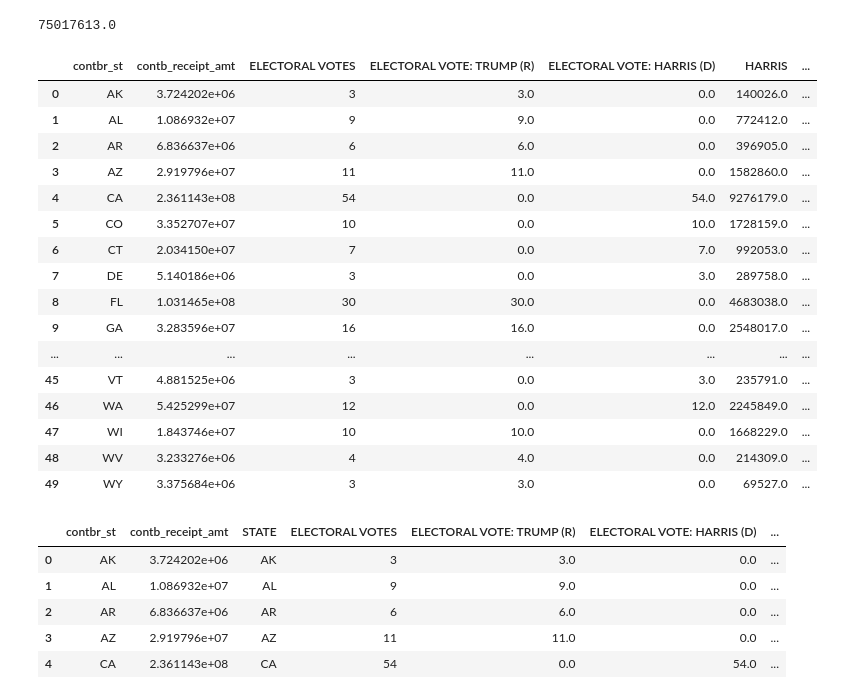
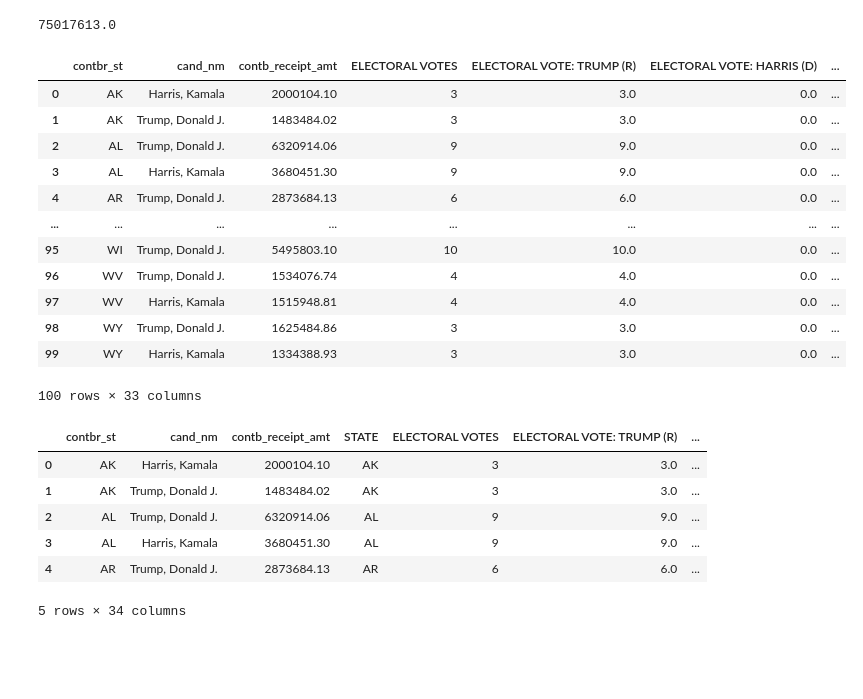
Before and after one commit to MaxObes/econ-570-final-project, a Jupyter notebook: econ570.ipynb, the cells around one changed output. Cells and saved outputs as stored; diff of their text form; code cells hidden in the pictures; blank space fills up the shorter version.

```diff
--- a/econ570.ipynb
+++ b/econ570.ipynb
@@ -74,6 +74,7 @@ new.head()
 |  | 99611 | C00540302 | P40012155 | Scott, Timothy E. | -50.0 | 2023-04-12 | P2028 |
 |  | 99611 | C00540302 | P40012155 | Scott, Timothy E. | 50.0 | 2023-04-12 | P2024 |
 # %%
-new_summed = pd.DataFrame(new.groupby(level=["contbr_st", "contbr_zip"])["contb_receipt_amt"].sum())
+new_reset = new.reset_index()
+new_summed = new_reset.groupby(["contbr_st", "contbr_zip", "cand_nm"])["contb_receipt_amt"].sum().reset_index()
 new_summed.head()
 # %% [output]
@@ -86,0 +87,15 @@ new_summed.head()
+# %%
+state_cand_sums = new_summed.groupby(["contbr_st", "cand_nm"])["contb_receipt_amt"].sum().reset_index()
+
+# Optional: sort by state or amount
+state_cand_sums = state_cand_sums.sort_values(by=["contbr_st", "contb_receipt_amt"], ascending=[True, False])
+
+# state_cand_sums.head()
+
+# Keep only contributions for Harris or Trump
+state_sums = state_cand_sums[
+    state_cand_sums["cand_nm"].isin(["Harris, Kamala", "Trump, Donald J."])
+].reset_index(drop=True)
+
+# View the filtered result
+state_sums.head()
@@ -134,34 +156,31 @@ harris_total_votes
 75017613.0
 # %%
 state_contribs = new_summed.groupby("contbr_st")["contb_receipt_amt"].sum().reset_index()
-merged_df = pd.merge(state_contribs, elec_df, left_on="contbr_st", right_on="STATE", how="inner")
+merged_df = pd.merge(state_sums, elec_df, left_on="contbr_st", right_on="STATE", how="inner")
 merged_df.drop('STATE', axis=1)
 # %% [output]
-|  | contbr_st | contb_receipt_amt | ELECTORAL VOTES | ELECTORAL VOTE: TRUMP (R) | ELECTORAL VOTE: HARRIS (D) | HARRIS | ... |
-| 0 | AK | 3.724202e+06 | 3 | 3.0 | 0.0 | 140026.0 | ... |
-| 1 | AL | 1.086932e+07 | 9 | 9.0 | 0.0 | 772412.0 | ... |
-| 2 | AR | 6.836637e+06 | 6 | 6.0 | 0.0 | 396905.0 | ... |
-| 3 | AZ | 2.919796e+07 | 11 | 11.0 | 0.0 | 1582860.0 | ... |
-| 4 | CA | 2.361143e+08 | 54 | 0.0 | 54.0 | 9276179.0 | ... |
-| 5 | CO | 3.352707e+07 | 10 | 0.0 | 10.0 | 1728159.0 | ... |
-| 6 | CT | 2.034150e+07 | 7 | 0.0 | 7.0 | 992053.0 | ... |
-| 7 | DE | 5.140186e+06 | 3 | 0.0 | 3.0 | 289758.0 | ... |
-| 8 | FL | 1.031465e+08 | 30 | 30.0 | 0.0 | 4683038.0 | ... |
-| 9 | GA | 3.283596e+07 | 16 | 16.0 | 0.0 | 2548017.0 | ... |
+|  | contbr_st | cand_nm | contb_receipt_amt | ELECTORAL VOTES | ELECTORAL VOTE: TRUMP (R) | ELECTORAL VOTE: HARRIS (D) | ... |
+| 0 | AK | Harris, Kamala | 2000104.10 | 3 | 3.0 | 0.0 | ... |
+| 1 | AK | Trump, Donald J. | 1483484.02 | 3 | 3.0 | 0.0 | ... |
+| 2 | AL | Trump, Donald J. | 6320914.06 | 9 | 9.0 | 0.0 | ... |
+| 3 | AL | Harris, Kamala | 3680451.30 | 9 | 9.0 | 0.0 | ... |
+| 4 | AR | Trump, Donald J. | 2873684.13 | 6 | 6.0 | 0.0 | ... |
 | ... | ... | ... | ... | ... | ... | ... | ... |
-| 45 | VT | 4.881525e+06 | 3 | 0.0 | 3.0 | 235791.0 | ... |
-| 46 | WA | 5.425299e+07 | 12 | 0.0 | 12.0 | 2245849.0 | ... |
-| 47 | WI | 1.843746e+07 | 10 | 10.0 | 0.0 | 1668229.0 | ... |
-| 48 | WV | 3.233276e+06 | 4 | 4.0 | 0.0 | 214309.0 | ... |
-| 49 | WY | 3.375684e+06 | 3 | 3.0 | 0.0 | 69527.0 | ... |
+| 95 | WI | Trump, Donald J. | 5495803.10 | 10 | 10.0 | 0.0 | ... |
+| 96 | WV | Trump, Donald J. | 1534076.74 | 4 | 4.0 | 0.0 | ... |
+| 97 | WV | Harris, Kamala | 1515948.81 | 4 | 4.0 | 0.0 | ... |
+| 98 | WY | Trump, Donald J. | 1625484.86 | 3 | 3.0 | 0.0 | ... |
+| 99 | WY | Harris, Kamala | 1334388.93 | 3 | 3.0 | 0.0 | ... |
+100 rows × 33 columns
 # %%
 merged_df.head()
 # %% [output]
-|  | contbr_st | contb_receipt_amt | STATE | ELECTORAL VOTES | ELECTORAL VOTE: TRUMP (R) | ELECTORAL VOTE: HARRIS (D) | ... |
-| 0 | AK | 3.724202e+06 | AK | 3 | 3.0 | 0.0 | ... |
-| 1 | AL | 1.086932e+07 | AL | 9 | 9.0 | 0.0 | ... |
-| 2 | AR | 6.836637e+06 | AR | 6 | 6.0 | 0.0 | ... |
-| 3 | AZ | 2.919796e+07 | AZ | 11 | 11.0 | 0.0 | ... |
-| 4 | CA | 2.361143e+08 | CA | 54 | 0.0 | 54.0 | ... |
+|  | contbr_st | cand_nm | contb_receipt_amt | STATE | ELECTORAL VOTES | ELECTORAL VOTE: TRUMP (R) | ... |
+| 0 | AK | Harris, Kamala | 2000104.10 | AK | 3 | 3.0 | ... |
+| 1 | AK | Trump, Donald J. | 1483484.02 | AK | 3 | 3.0 | ... |
+| 2 | AL | Trump, Donald J. | 6320914.06 | AL | 9 | 9.0 | ... |
+| 3 | AL | Harris, Kamala | 3680451.30 | AL | 9 | 9.0 | ... |
+| 4 | AR | Trump, Donald J. | 2873684.13 | AR | 6 | 6.0 | ... |
+5 rows × 34 columns
 # %%
 plt.figure(figsize=(12, 6))
```
Also changed, not shown: parts of 3 cells of this notebook.
